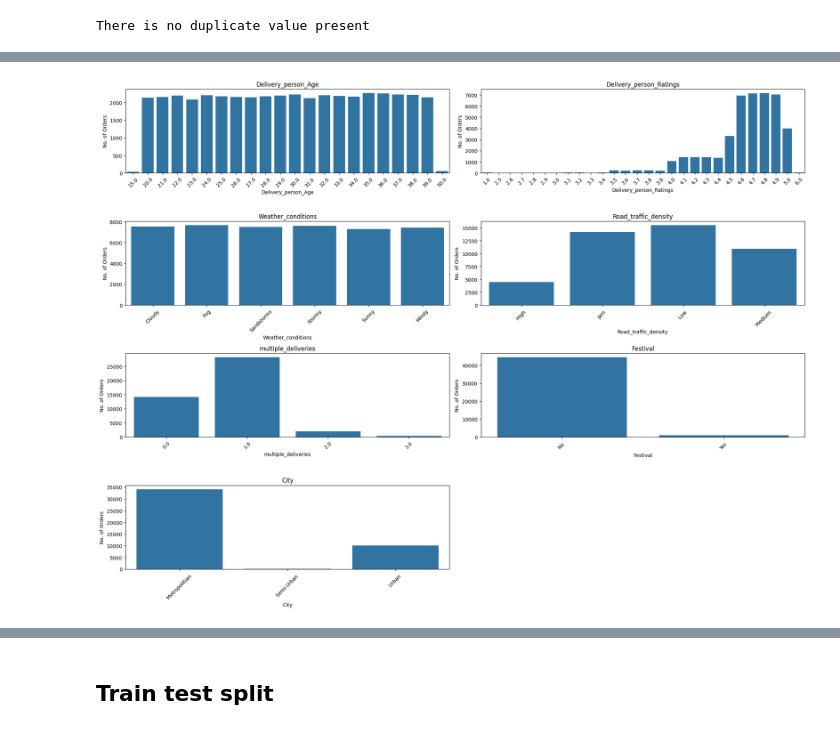
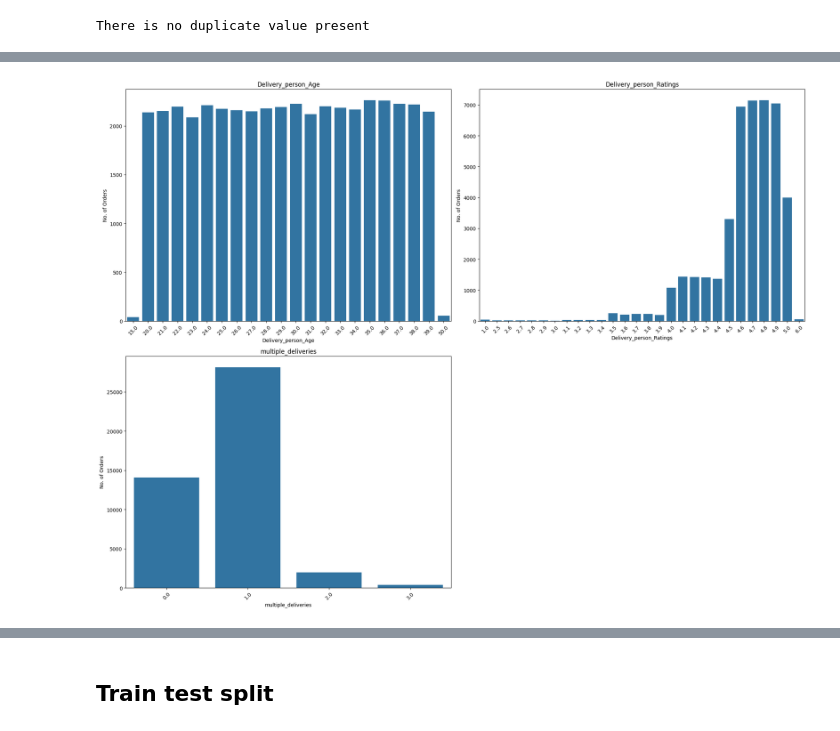
Before and after one commit to manas16may/MLops_project, a Jupyter notebook: model_training/deliverontime-food-delivery-duration-predictor.ipynb, the cells around one changed output, grey strips where cells are left out. Saved outputs shown, nothing was run; the diff lists cells and outputs as text; code cells hidden in the pictures.

```diff
--- a/model_training/deliverontime-food-delivery-duration-predictor.ipynb
+++ b/model_training/deliverontime-food-delivery-duration-predictor.ipynb
@@ -197,3 +183,5 @@ def convert_nan(df):
     df.replace('NaN', float(np.nan), regex=True,inplace=True)
 
 convert_nan(df_train)
+# %%
+df_train=df_train[list(set(list(df_train))-set(list(df_train.select_dtypes(include='object').columns)))]
@@ -223,31 +210,31 @@ City_code                         0
 dtype: int64
 # %%
 #Let's explore columns that have null values
-cols = ['Delivery_person_Age','Delivery_person_Ratings','Weather_conditions','Road_traffic_density','multiple_deliveries','Festival','City']
+cols = ['Delivery_person_Age','Delivery_person_Ratings','multiple_deliveries']
 num_plots = len(cols)
 num_rows = (num_plots // 2) + (num_plots % 2)
 
 fig, axes = plt.subplots(num_rows, 2, figsize=(20,15))
 
 for i, column_name in enumerate(cols):
     row = i // 2
     col = i % 2
 
     ax = axes[row, col]
     sns.countplot(data=df_train, x=column_name, order=df_train[column_name].value_counts().sort_index().index, ax=ax)
 
     ax.set_xlabel(column_name)
     ax.set_ylabel('No. of Orders')
     ax.set_title(column_name)
     ax.tick_params(axis='x', rotation=45)
 
 if num_plots % 2 != 0:
     fig.delaxes(axes[-1, -1])
 
 plt.tight_layout()
 plt.show()
 # %% [output]
-[figure, old version]
+[figure, new version]
 # %%
 #Handle null values
 def handle_null_values(df):
```
Also changed, not shown: parts of 20 cells of this notebook, 1 other file.
